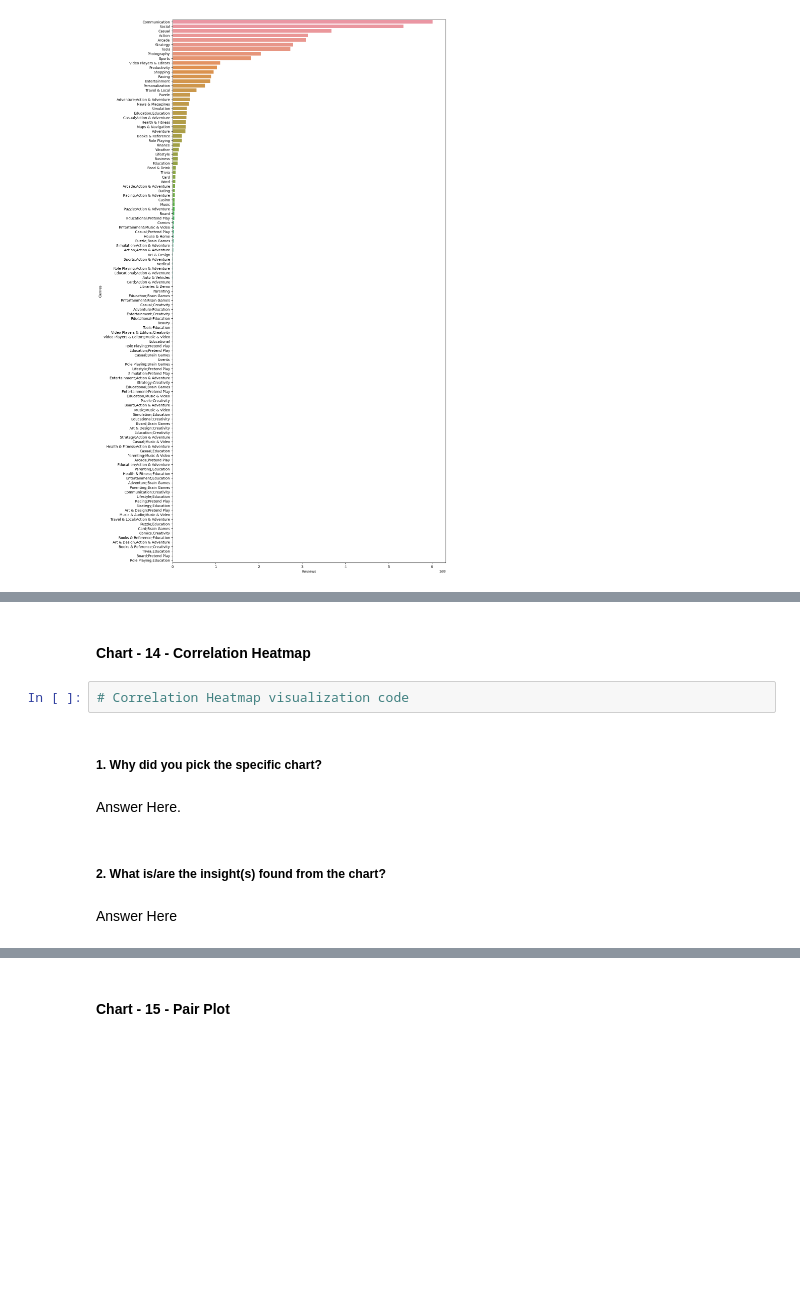
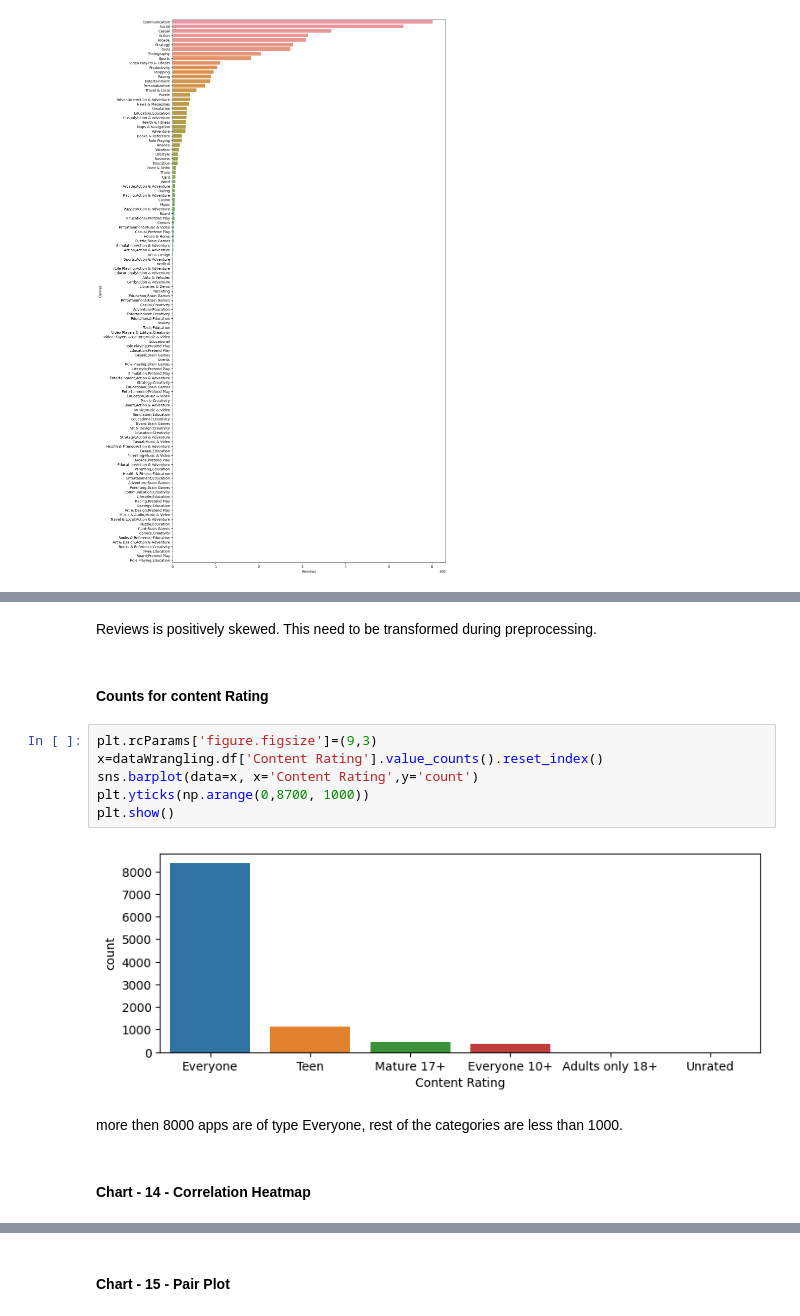
Before and after one commit to mdismailquraishicse/PlayStoreAppReviewAnalysis, a Jupyter notebook: PlayStoreAppReviewAnalysis.ipynb, the cells around one changed output, grey strips where cells are left out. Cells and saved outputs as stored; diff of their text form; blank space fills up the shorter version.

```diff
--- a/PlayStoreAppReviewAnalysis.ipynb
+++ b/PlayStoreAppReviewAnalysis.ipynb
@@ -626,12 +475,16 @@ Answer Here
+# %% [markdown]
+Reviews is positively skewed. This need to be transformed during preprocessing.
+# %% [markdown]
+#### Counts for content Rating
+# %%
+plt.rcParams['figure.figsize']=(9,3)
+x=dataWrangling.df['Content Rating'].value_counts().reset_index()
+sns.barplot(data=x, x='Content Rating',y='count')
+plt.yticks(np.arange(0,8700, 1000))
+plt.show()
+# %% [output]
+[figure, added]
+# %% [markdown]
+more then 8000 apps are of type Everyone, rest of the categories are less than 1000.
 # %% [markdown]
 #### Chart - 14 - Correlation Heatmap
-# %%
-# Correlation Heatmap visualization code
-# %% [markdown]
-##### 1. Why did you pick the specific chart?
-# %% [markdown]
-Answer Here.
-# %% [markdown]
-##### 2. What is/are the insight(s) found from the chart?
-# %% [markdown]
-Answer Here
```
Also changed, not shown: parts of 99 cells of this notebook.
